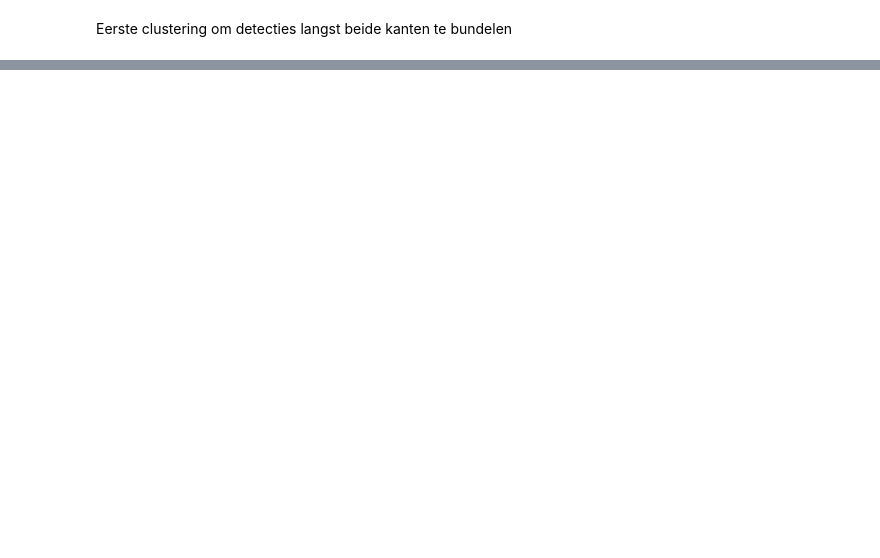
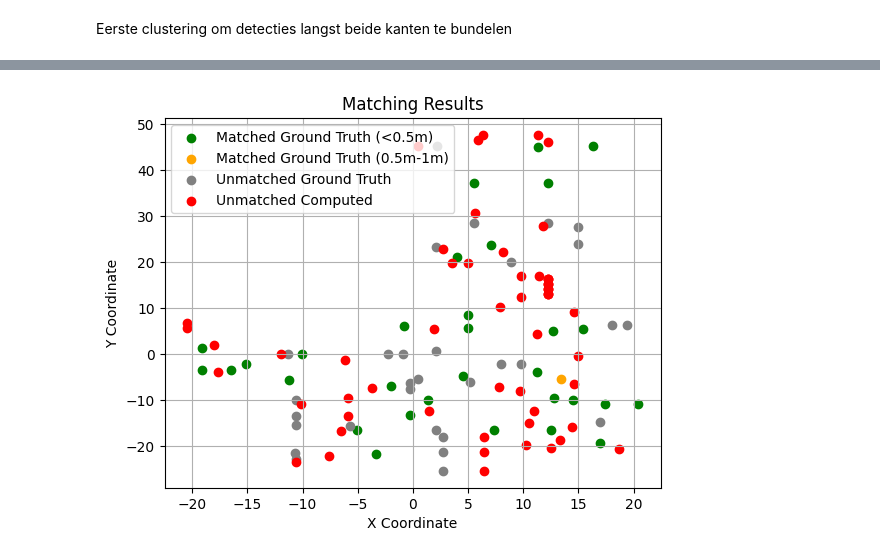
Before and after one commit to Saiga1105/Scan-to-BIM-CVPR-2024, a Jupyter notebook: scripts/t8_door_reconstruction copy.ipynb, the cells around one changed output, grey strips where cells are left out. Saved outputs shown, nothing was run; the diff lists cells and outputs as text; code cells hidden in the pictures; blank space fills up the shorter version.

```diff
--- a/scripts/t8_door_reconstruction copy.ipynb
+++ b/scripts/t8_door_reconstruction copy.ipynb
@@ -1044,0 +1179,19 @@ plot_lines(lines, show_centers=False)
+# %%
+# Compare ground truth nodes with computed nodes
+# print(len(groundtruthNodes))
+for ground_truth_node in groundtruthNodes:
+    min_distance = float('inf')
+    best_node = None
+    for computed_node in openings:
+        # print(ground_truth_node.center)
+        # print(compute_center(computed_node.startpoint, computed_node.endpoint))
+        # print(computed_node.center)
+        distance = calculate_distance(ground_truth_node.center, computed_node.center)
+
+        if distance < min_distance:
+            min_distance = distance
+            best_node = computed_node
+    print('Found match on: %s'% (min_distance))
+    print('WIDTH = GT: %s, Computed: %s' %(ground_truth_node.width, best_node.width))
+    print('DEPTH = GT: %s, Computed: %s' %(ground_truth_node.depth, best_node.depth))
+    print('HEIGHT = GT: %s, Computed: %s' %(ground_truth_node.height, best_node.height))
@@ -1044,0 +1216,69 @@ plot_lines(lines, show_centers=False)
+# %%
+import matplotlib.pyplot as plt
+
+# Lists to store coordinates of matched, unmatched ground truth nodes, and unmatched computed nodes
+matched_gt_x = []
+matched_gt_y = []
+matched_near_gt_x = []
+matched_near_gt_y = []
+unmatched_gt_x = []
+unmatched_gt_y = []
+unmatched_calc_x = []
+unmatched_calc_y = []
+
+# Iterate through each ground truth node
+for ground_truth_node in groundtruthNodes:
+    min_distance = float('inf')
+    best_node = None
+
+    # Iterate through each computed node
+    for computed_node in openings:
+        distance = calculate_distance(ground_truth_node.center, computed_node.center)
+
+        if distance < min_distance:
+            min_distance = distance
+            best_node = computed_node
+
+    # Check if a match was found
+    if min_distance < 0.25:
+        matched_gt_x.append(ground_truth_node.center[0])
+        matched_gt_y.append(ground_truth_node.center[1])
+    elif min_distance < 0.5:  # Check if the matched node is less than 1m
+        matched_near_gt_x.append(ground_truth_node.center[0])
+        matched_near_gt_y.append(ground_truth_node.center[1])
+    else:
+        unmatched_gt_x.append(ground_truth_node.center[0])
+        unmatched_gt_y.append(ground_truth_node.center[1])
+
+# Iterate through each computed node and check if it was matched
+for computed_node in openings:
+    matched = False
+    for ground_truth_node in groundtruthNodes:
+        distance = calculate_distance(ground_truth_node.center, computed_node.center)
+        if distance < 0.5:
+            matched = True
+            break
+    if not matched:
+        unmatched_calc_x.append(computed_node.center[0])
+        unmatched_calc_y.append(computed_node.center[1])
+
+# Plot matched ground truth nodes in green
+plt.scatter(matched_gt_x, matched_gt_y, color='green', label='Matched Ground Truth (<0.5m)')
+
+# Plot matched ground truth nodes in orange (between 0.5m and 1m)
+plt.scatter(matched_near_gt_x, matched_near_gt_y, color='orange', label='Matched Ground Truth (0.5m-1m)')
+
+# Plot unmatched ground truth nodes in gray
+plt.scatter(unmatched_gt_x, unmatched_gt_y, color='gray', label='Unmatched Ground Truth')
+
+# Plot unmatched computed nodes in red
+plt.scatter(unmatched_calc_x, unmatched_calc_y, color='red', label='Unmatched Computed')
+
+plt.xlabel('X Coordinate')
+plt.ylabel('Y Coordinate')
+plt.title('Matching Results')
+plt.legend()
+plt.grid(True)
+plt.show()
+# %% [output]
+[figure, added]
```
Also changed, not shown: parts of 32 cells of this notebook, 3 other files.
